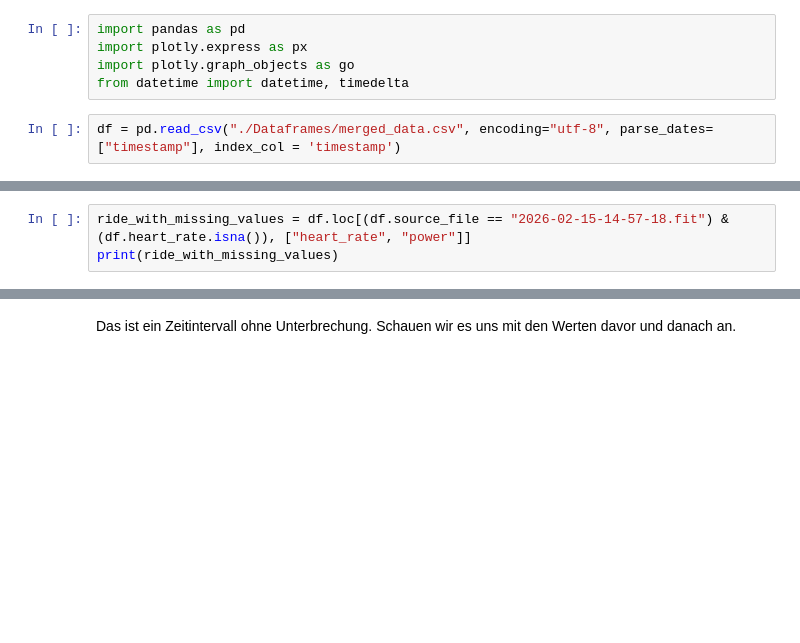
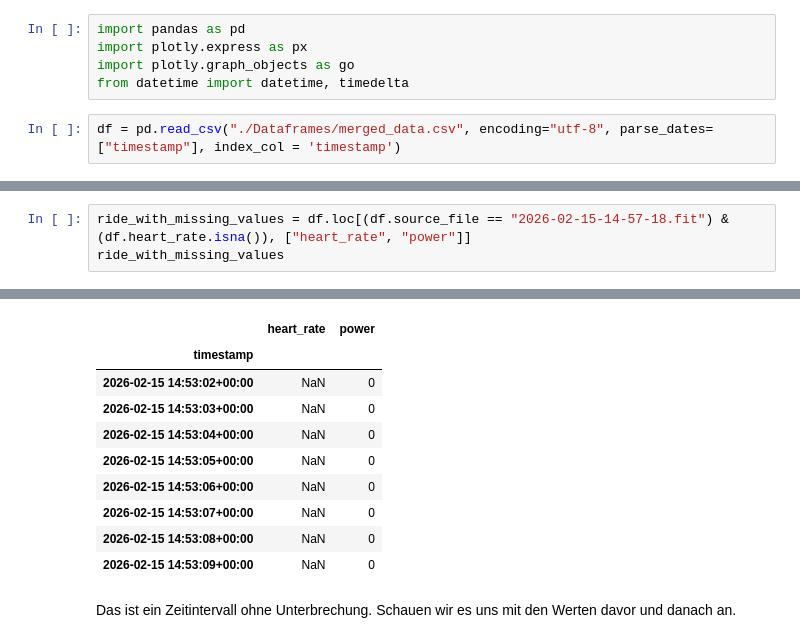
Before and after one commit to MoeHome/data_analysis_project, a Jupyter notebook: clean_heart_rate_data.ipynb, the cells around one changed output, grey strips where cells are left out. Drawn from its saved outputs; the diff is of its cells as text; blank space fills up the shorter version.

```diff
--- a/clean_heart_rate_data.ipynb
+++ b/clean_heart_rate_data.ipynb
@@ -46,4 +72,4 @@ source_file
 # %%
 ride_with_missing_values = df.loc[(df.source_file == "2026-02-15-14-57-18.fit") & (df.heart_rate.isna()), ["heart_rate", "power"]]
-print(ride_with_missing_values)
+ride_with_missing_values
 # %% [output]
@@ -60,3 +76,13 @@ timestamp
+|  | heart_rate | power |
+| timestamp |  |  |
+| 2026-02-15 14:53:02+00:00 | NaN | 0 |
+| 2026-02-15 14:53:03+00:00 | NaN | 0 |
+| 2026-02-15 14:53:04+00:00 | NaN | 0 |
+| 2026-02-15 14:53:05+00:00 | NaN | 0 |
+| 2026-02-15 14:53:06+00:00 | NaN | 0 |
+| 2026-02-15 14:53:07+00:00 | NaN | 0 |
+| 2026-02-15 14:53:08+00:00 | NaN | 0 |
+| 2026-02-15 14:53:09+00:00 | NaN | 0 |
 # %% [markdown]
 Das ist ein Zeitintervall ohne Unterbrechung. Schauen wir es uns mit den Werten davor und danach an.
 # %%
```
Also changed, not shown: parts of 31 cells of this notebook, 3 other files.
